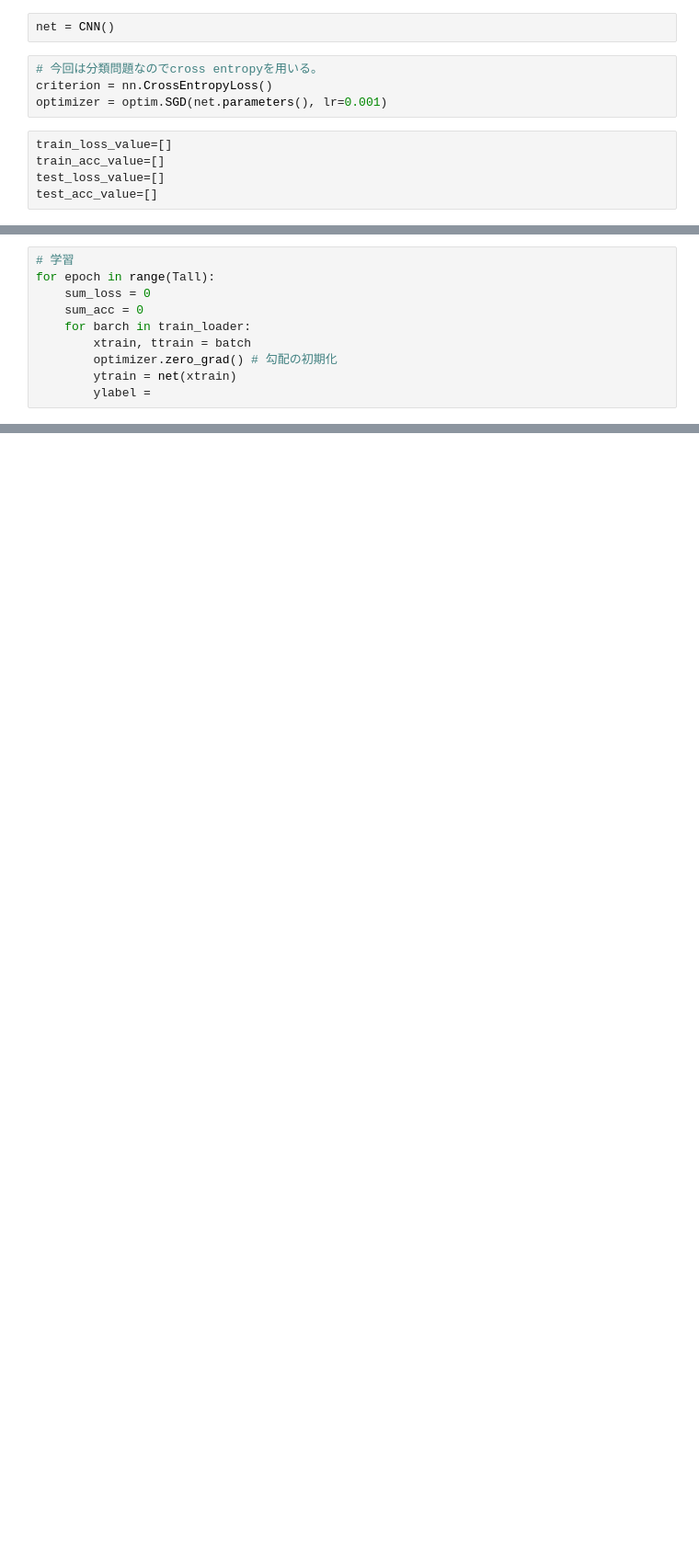
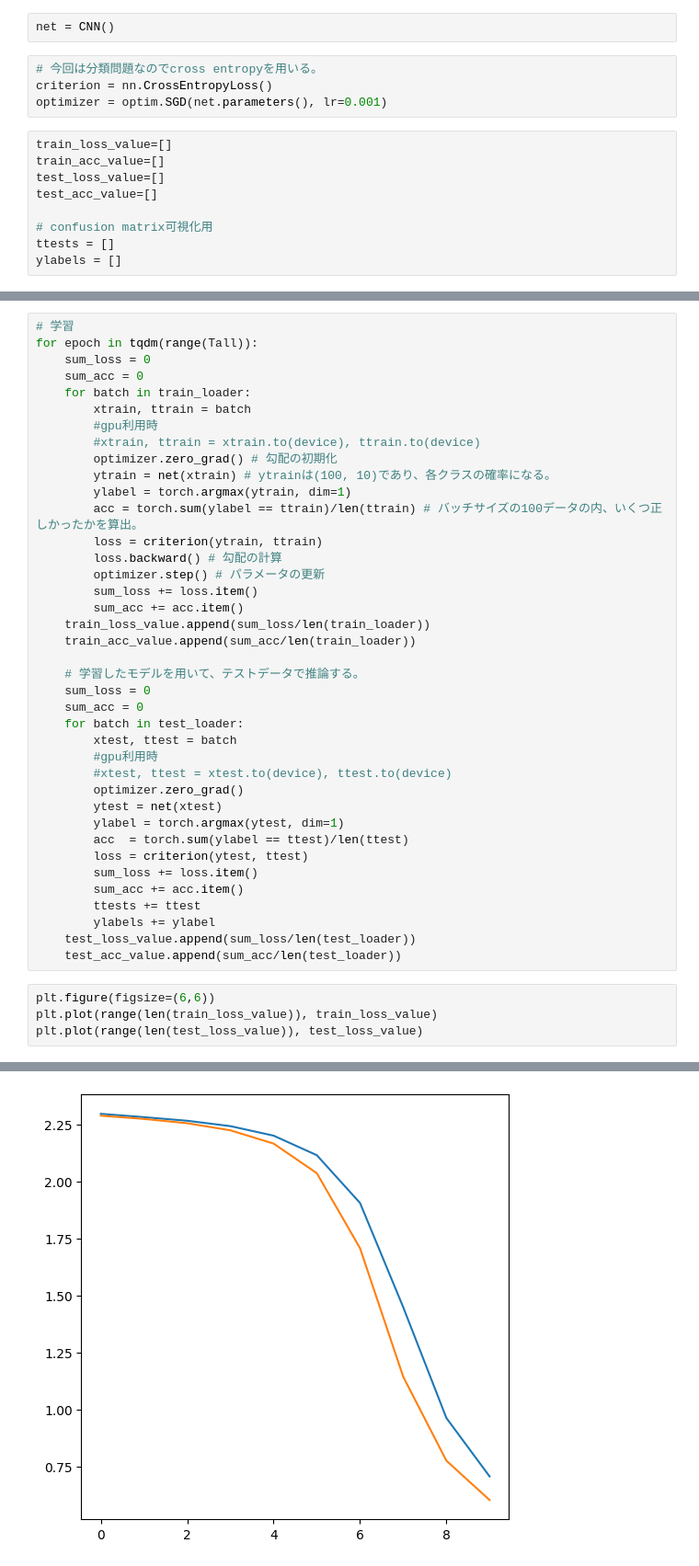
Before and after one commit to okataka123/quantum, a Jupyter notebook: srcs/QC4U2_Lecture2.ipynb, the cells around one changed output, grey strips where cells are left out. Shown at 92% size. Saved outputs shown, nothing was run; the diff lists cells and outputs as text; blank space fills up the shorter version.

```diff
--- a/srcs/QC4U2_Lecture2.ipynb
+++ b/srcs/QC4U2_Lecture2.ipynb
@@ -226,4 +195,8 @@ train_loss_value=[]
 train_acc_value=[]
 test_loss_value=[]
 test_acc_value=[]
+
+# confusion matrix可視化用
+ttests = []
+ylabels = []
 # %%
@@ -230,11 +204,45 @@ test_acc_value=[]
 Tall = 10
 # %%
 # 学習
-for epoch in range(Tall):
+for epoch in tqdm(range(Tall)):
     sum_loss = 0
     sum_acc = 0
-    for barch in train_loader:
+    for batch in train_loader:
         xtrain, ttrain = batch
+        #gpu利用時
+        #xtrain, ttrain = xtrain.to(device), ttrain.to(device)
         optimizer.zero_grad() # 勾配の初期化
-        ytrain = net(xtrain)
-        ylabel =
+        ytrain = net(xtrain) # ytrainは(100, 10)であり、各クラスの確率になる。
+        ylabel = torch.argmax(ytrain, dim=1)
+        acc = torch.sum(ylabel == ttrain)/len(ttrain) # バッチサイズの100データの内、いくつ正しかったかを算出。
+        loss = criterion(ytrain, ttrain)
+        loss.backward() # 勾配の計算
+        optimizer.step() # パラメータの更新
+        sum_loss += loss.item()
+        sum_acc += acc.item()
+    train_loss_value.append(sum_loss/len(train_loader))
+    train_acc_value.append(sum_acc/len(train_loader))
+
+    # 学習したモデルを用いて、テストデータで推論する。
+    sum_loss = 0
+    sum_acc = 0
+    for batch in test_loader:
+        xtest, ttest = batch
+        #gpu利用時
+        #xtest, ttest = xtest.to(device), ttest.to(device)
+        optimizer.zero_grad()
+        ytest = net(xtest)
+        ylabel = torch.argmax(ytest, dim=1)
+        acc  = torch.sum(ylabel == ttest)/len(ttest)
+        loss = criterion(ytest, ttest)
+        sum_loss += loss.item()
+        sum_acc += acc.item()
+        ttests += ttest
+        ylabels += ylabel
+    test_loss_value.append(sum_loss/len(test_loader))
+    test_acc_value.append(sum_acc/len(test_loader))
+# %%
+plt.figure(figsize=(6,6))
+plt.plot(range(len(train_loss_value)), train_loss_value)
+plt.plot(range(len(test_loss_value)), test_loss_value)
+# %% [output]
@@ -240,0 +250 @@ for epoch in range(Tall):
+[figure, added]
```
Also changed, not shown: parts of 16 cells of this notebook.
